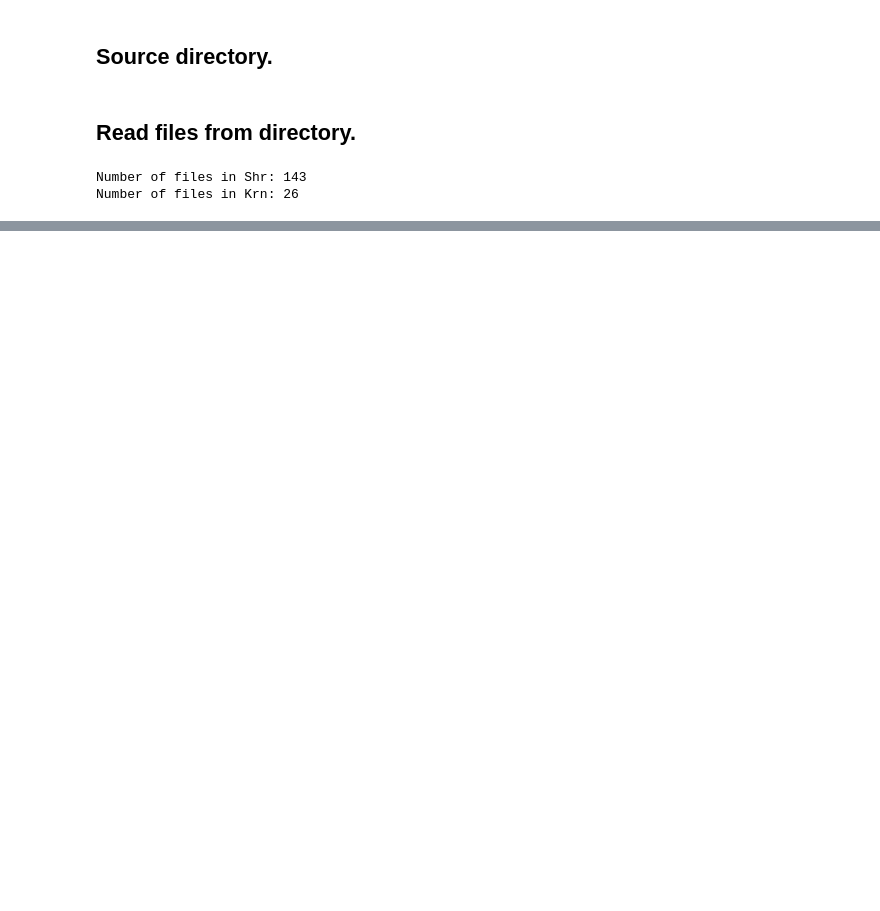
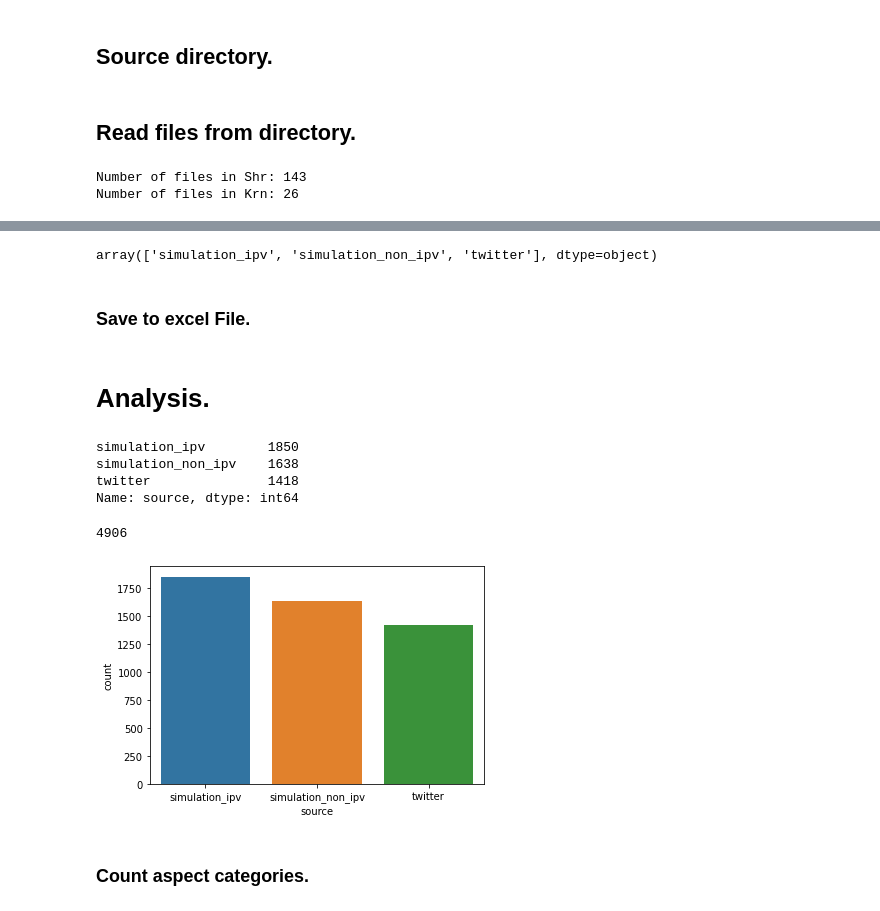
Before and after one commit to naamiinepal/IPV-detection, a Jupyter notebook: annotation/notebooks_annotation/accumulate.ipynb, the cells around one changed output, grey strips where cells are left out. Saved outputs shown, nothing was run; the diff lists cells and outputs as text; code cells hidden in the pictures; blank space fills up the shorter version.

Commit message:
Accumulate all data into one excel file.

```diff
--- a/annotation/notebooks_annotation/accumulate.ipynb
+++ b/annotation/notebooks_annotation/accumulate.ipynb
@@ -77,0 +473,14 @@ array(['batch_ipv_0-10.tsv', 'batch_ipv_10-20.tsv',
+# %%
+## Create new DataFrame for non-IPV examples.
+new_df_non_ipv = pd.DataFrame({
+    'id': range(1, len(is_ipv) + 1),
+    'source': 'simulation_non_ipv',
+    'tokens': tokens,
+    'ac': ac,
+    'ap': ap,
+    'conf': conf,
+    'ipv': is_ipv
+})
+new_df_non_ipv['text'] = new_df_non_ipv['tokens'].apply(lambda x: " ".join(x))
+new_df_non_ipv = new_df_non_ipv[['id', 'source', 'text', 'tokens', 'ac', 'ap', 'conf', 'ipv']]
+new_df_non_ipv.head(30)
@@ -77,0 +507,13 @@ array(['batch_ipv_0-10.tsv', 'batch_ipv_10-20.tsv',
+# %%
+twt_root = r'D:\ML_projects\IPV-Scraper\results'
+twt_filename = 'scraped_tweets_cleaned_22-04-022.csv'
+
+df_twt = pd.read_csv(join(twt_root, twt_filename), encoding = 'utf-8')
+df_twt.head(10)
+print(f'Shape before: {df_twt.shape}')
+
+# Remove NA and duplicates.
+df_twt.dropna(inplace = True)
+df_twt.drop_duplicates(inplace = True)
+
+print(f'Shape after: {df_twt.shape}')
@@ -77,0 +525,4 @@ array(['batch_ipv_0-10.tsv', 'batch_ipv_10-20.tsv',
+# %%
+df_twt['id'] = range(1, len(df_twt) + 1)
+df_twt['source'] = ['twitter'] * len(df_twt)
+df_twt = df_twt.rename(columns={'tweet': 'text'})
@@ -77,0 +540,5 @@ array(['batch_ipv_0-10.tsv', 'batch_ipv_10-20.tsv',
+# %%
+df = pd.concat([new_df_ipv, new_df_non_ipv, df_twt], axis = 0, ignore_index = True)
+
+# Reset ID column.
+df['id'] = range(1, len(df) + 1)
@@ -77,0 +565,6 @@ array(['batch_ipv_0-10.tsv', 'batch_ipv_10-20.tsv',
+# %%
+df['source'].unique()
+# %% [output]
+array(['simulation_ipv', 'simulation_non_ipv', 'twitter'], dtype=object)
+# %% [markdown]
+### Save to excel File.
@@ -77,0 +573,21 @@ array(['batch_ipv_0-10.tsv', 'batch_ipv_10-20.tsv',
+# %% [markdown]
+# Analysis.
+# %%
+df.source.value_counts()
+# %% [output]
+simulation_ipv        1850
+simulation_non_ipv    1638
+twitter               1418
+Name: source, dtype: int64
+# %%
+df.source.value_counts().sum()
+# %% [output]
+4906
+# %%
+sns.countplot(df.source)
+plt.savefig('source.png')
+plt.show()
+# %% [output]
+[figure, added]
+# %% [markdown]
+### Count aspect categories.
```
Also changed, not shown: parts of 50 cells of this notebook.
